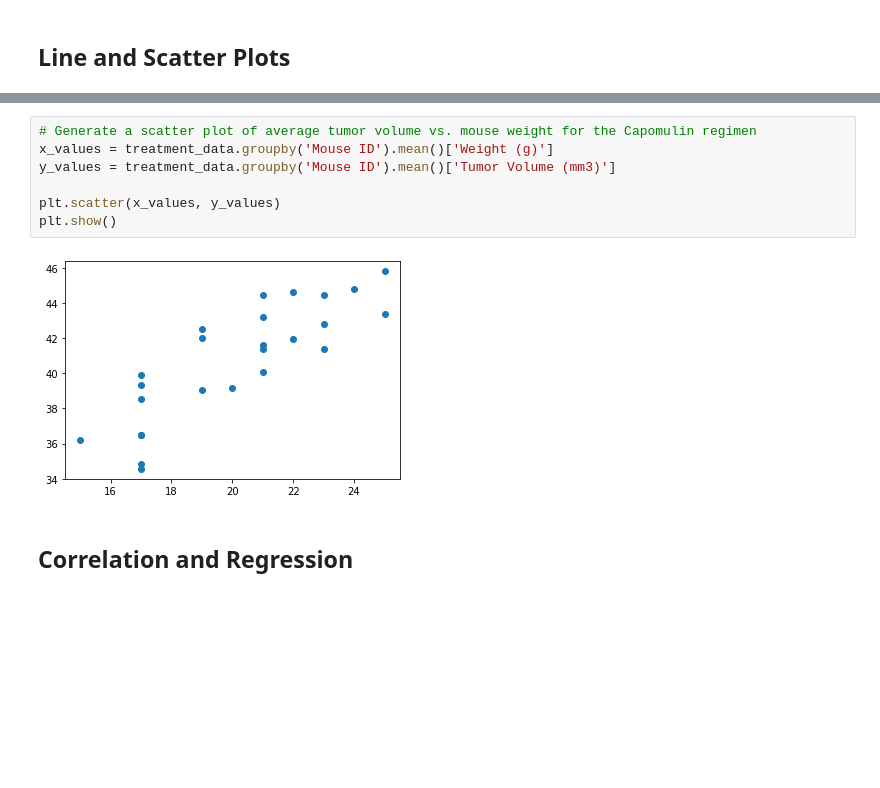
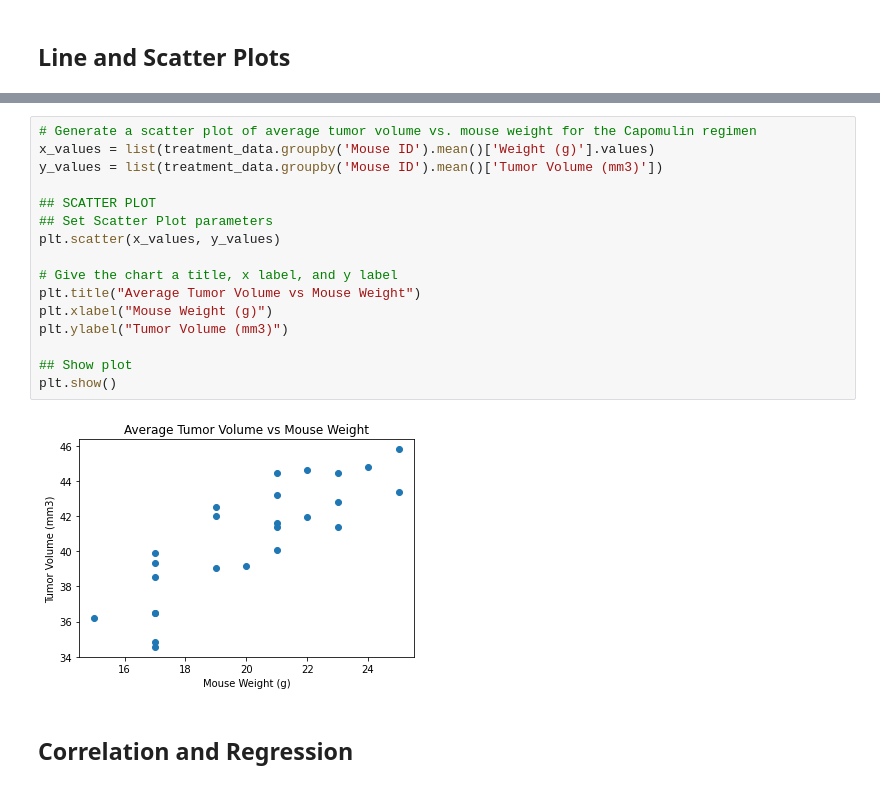
Before and after one commit to rperezme-data/DAB_H05_Matplotlib-challenge, a Jupyter notebook: Pymaceuticals/main.ipynb, the cells around one changed output, grey strips where cells are left out. Cells and saved outputs as stored; diff of their text form; blank space fills up the shorter version.

Commit message:
Format Scatter Plot & Regression Plot

```diff
--- a/Pymaceuticals/main.ipynb
+++ b/Pymaceuticals/main.ipynb
@@ -405,12 +410,21 @@ plt.show()
 # %%
 # Generate a scatter plot of average tumor volume vs. mouse weight for the Capomulin regimen
-x_values = treatment_data.groupby('Mouse ID').mean()['Weight (g)']
-y_values = treatment_data.groupby('Mouse ID').mean()['Tumor Volume (mm3)']
+x_values = list(treatment_data.groupby('Mouse ID').mean()['Weight (g)'].values)
+y_values = list(treatment_data.groupby('Mouse ID').mean()['Tumor Volume (mm3)'])
 
+## SCATTER PLOT
+## Set Scatter Plot parameters
 plt.scatter(x_values, y_values)
+
+# Give the chart a title, x label, and y label
+plt.title("Average Tumor Volume vs Mouse Weight")
+plt.xlabel("Mouse Weight (g)")
+plt.ylabel("Tumor Volume (mm3)")
+
+## Show plot
 plt.show()
 # %% [output]
-[figure, old version]
+[figure, new version]
 # %% [markdown]
 ## Correlation and Regression
 # %%
```
Also changed, not shown: parts of 7 cells of this notebook.
